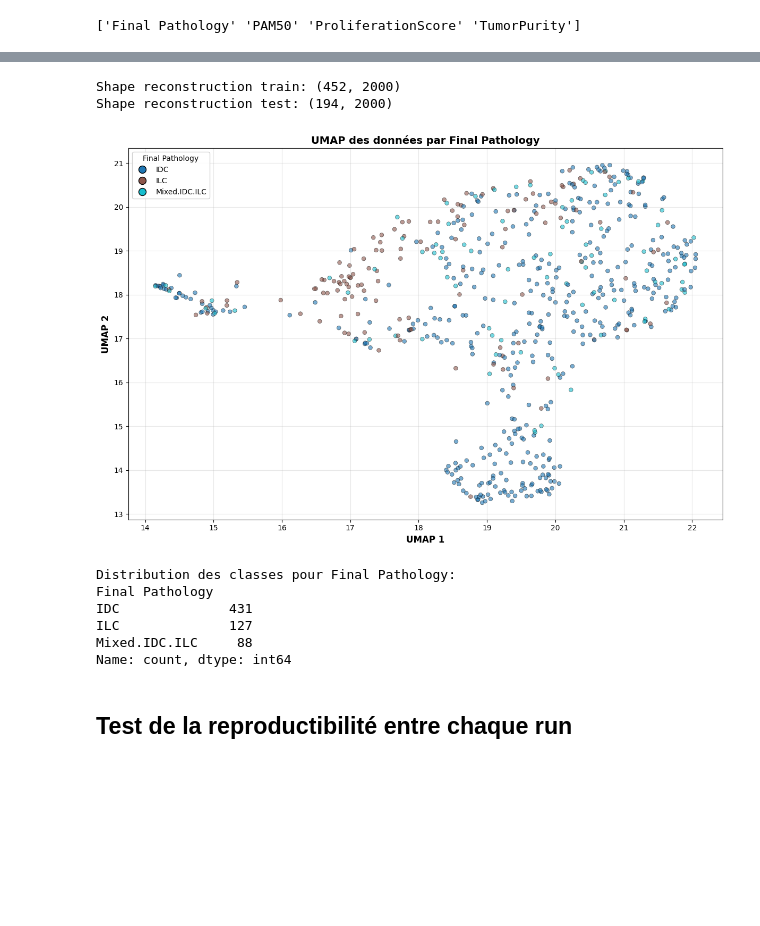
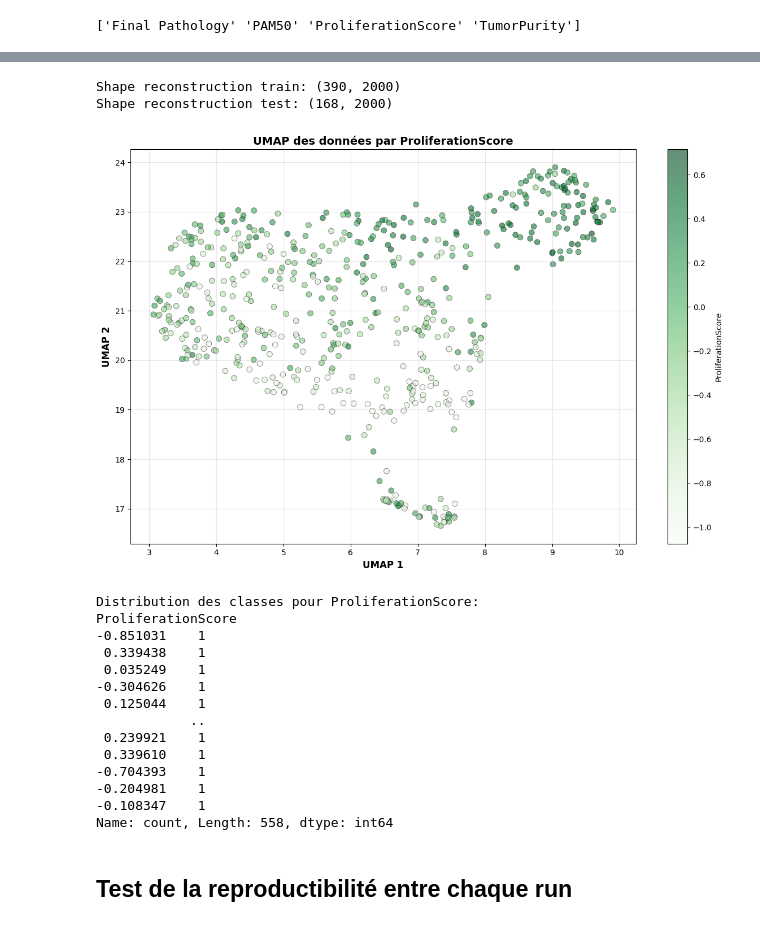
Before and after one commit to PCamargo710/UM5BIP12_Deep-Learning-KASSIOUI-LARDJANI-CAMARGO, a Jupyter notebook: Projet_DL.ipynb, the cells around one changed output, grey strips where cells are left out. Drawn from its saved outputs; the diff is of its cells as text; code cells hidden in the pictures; blank space fills up the shorter version.

```diff
--- a/Projet_DL.ipynb
+++ b/Projet_DL.ipynb
@@ -112,11 +113,11 @@ metadata_cols = ["TumorPurity", "Final Pathology", "ProliferationScore",'PAM50']
 # Créer une dataframe avec les métadonnées, indexée par Case_ID
 metadata = data_cohort[['Case_ID'] + metadata_cols].set_index('Case_ID')
 
-test_matrix_with_meta = data_clean.copy()
+test_matrix_with_meta = data_clean_filtered.copy()
 test_matrix_with_meta = test_matrix_with_meta.join(metadata, how='left')
 
 print(f"\nColonnes des méta données à ajouter:\n{metadata_cols}")
-print(f"\nShape avant l'ajout des méta données: {data_clean.shape}")
+print(f"\nShape avant l'ajout des méta données: {data_clean_filtered.shape}")
 print(f"Shape après l'ajout des méta données: {test_matrix_with_meta.shape}\n")
 print(test_matrix_with_meta.iloc[:, -5:].head())
 print(test_matrix_with_meta.columns)
@@ -218,11 +220,0 @@ Shape of X_test: (194, 2000)
-# %%
-"""Scaling the data"""
-standard_scaler = StandardScaler()
-X_train.columns = X_train.columns.astype(str)
-X_test.columns = X_test.columns.astype(str)
-
-X_train_scaled = pd.DataFrame(standard_scaler.fit_transform(X_train), columns=X_train.columns, index=X_train.index)
-X_test_scaled = pd.DataFrame(standard_scaler.fit_transform(X_test), columns=X_test.columns, index=X_test.index)
-print(f"Data après scaling")
-print(f"Shape X_train_scaled: {X_train_scaled.shape}")
-print(f"Shape X_test_scaled: {X_test_scaled.shape}")
@@ -1300,10 +1401,11 @@ network.build_mlp_classifier(
 
 network.train_mlp_classifier(
     y_train=Y_train,
-    epochs=200,
+    epochs=300,
     validation_split=0.2,
     learning_rate=5e-4,
     early_stop=True,
+    class_weight=class_weight_dict,
     verbose=1
 )
 
@@ -1404,7 +1506,7 @@ print(np.unique(metadata_cols))
 # %% [output]
 ['Final Pathology' 'PAM50' 'ProliferationScore' 'TumorPurity']
 # %%
-target_column = "Final Pathology"
+target_column = "ProliferationScore"
 
 X_train_reconstructed = network.autoencoder.predict(X_train, verbose=0)
 X_test_reconstructed = network.autoencoder.predict(X_test, verbose=0)
@@ -1431,7 +1533,7 @@ if y_combined.dtype == 'object':
 else:
     y_numeric = y_combined
     categories = np.unique(y_combined)
-scatter = plt.scatter(X_umap[:, 0], X_umap[:, 1], c=y_numeric,cmap='tab10', alpha=0.6, edgecolors='black', linewidth=0.5,s=30)
+scatter = plt.scatter(X_umap[:, 0], X_umap[:, 1], c=y_numeric,cmap='Greens', alpha=0.6, edgecolors='black', linewidth=0.5,s=50)
 
 plt.xlabel('UMAP 1', fontsize=12, fontweight='bold')
 plt.ylabel('UMAP 2', fontsize=12, fontweight='bold')
@@ -1461,12 +1563,20 @@ print(y_combined.value_counts())
-Shape reconstruction train: (452, 2000)
-Shape reconstruction test: (194, 2000)
+Shape reconstruction train: (390, 2000)
+Shape reconstruction test: (168, 2000)
-[figure, old version]
+[figure, new version]
-Distribution des classes pour Final Pathology:
-Final Pathology
-IDC              431
-ILC              127
-Mixed.IDC.ILC     88
-Name: count, dtype: int64
+Distribution des classes pour ProliferationScore:
+ProliferationScore
+-0.851031    1
+ 0.339438    1
+ 0.035249    1
+-0.304626    1
+ 0.125044    1
+            ..
+ 0.239921    1
+ 0.339610    1
+-0.704393    1
+-0.204981    1
+-0.108347    1
+Name: count, Length: 558, dtype: int64
 # %% [markdown]
 ## Test de la reproductibilité entre chaque run
 # %%
```
Also changed, not shown: parts of 23 cells of this notebook.
